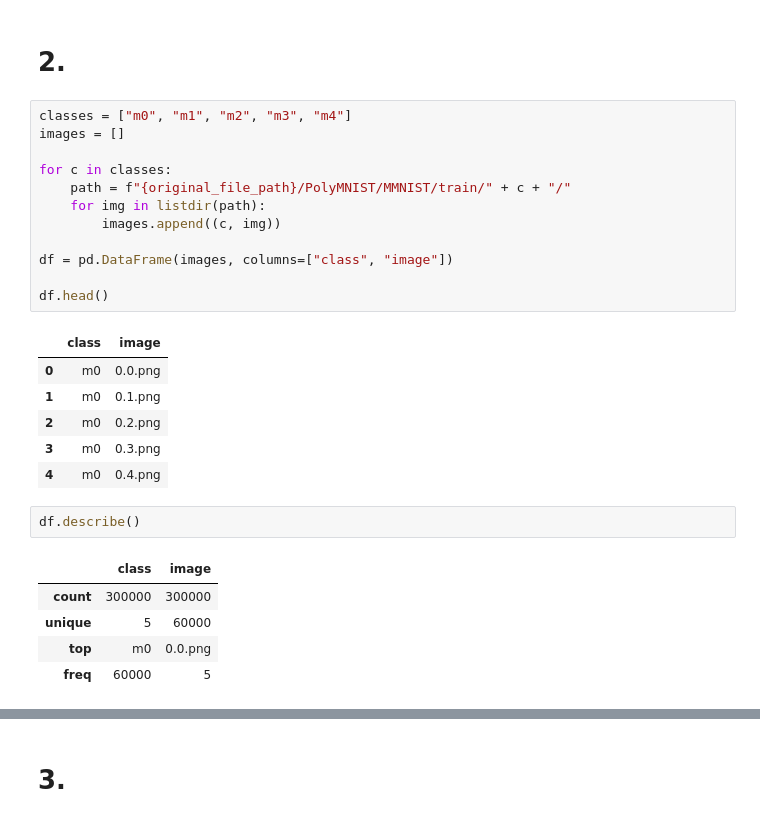
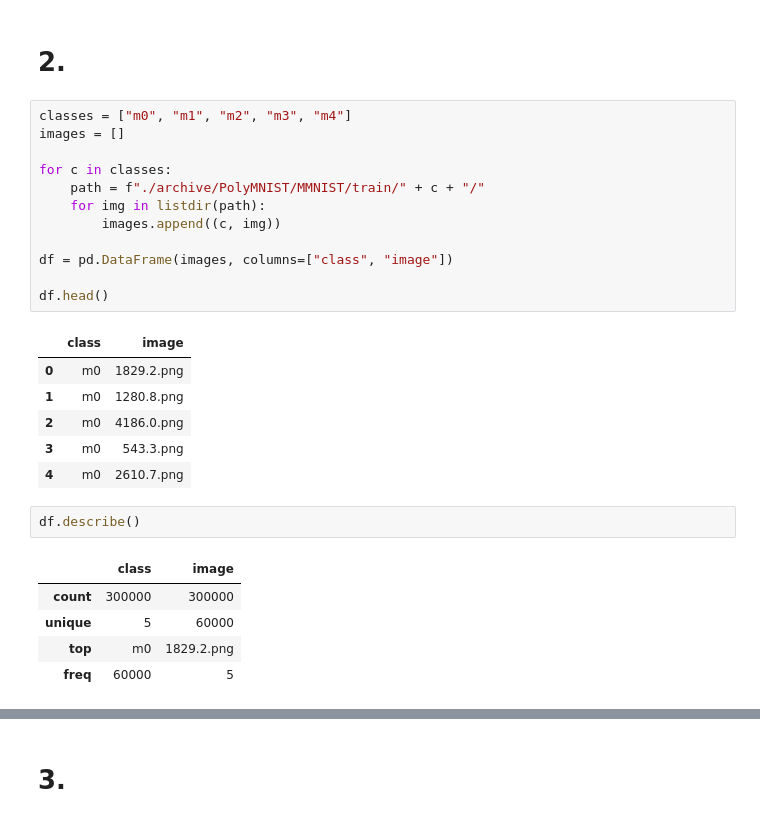
Before and after one commit to Gustixa/data_science, a Jupyter notebook: lab4/lab4.ipynb, the cells around one changed output, grey strips where cells are left out. Drawn from its saved outputs; the diff is of its cells as text.

```diff
--- a/lab4/lab4.ipynb
+++ b/lab4/lab4.ipynb
@@ -209,29 +124,29 @@ Prueba: (0,), (0,)
 # %%
 classes = ["m0", "m1", "m2", "m3", "m4"]
 images = []
 
 for c in classes:
-    path = f"{original_file_path}/PolyMNIST/MMNIST/train/" + c + "/"
+    path = f"./archive/PolyMNIST/MMNIST/train/" + c + "/"
     for img in listdir(path):
         images.append((c, img))
 
 df = pd.DataFrame(images, columns=["class", "image"])
 
 df.head()
 # %% [output]
 |  | class | image |
-| 0 | m0 | 0.0.png |
-| 1 | m0 | 0.1.png |
-| 2 | m0 | 0.2.png |
-| 3 | m0 | 0.3.png |
-| 4 | m0 | 0.4.png |
+| 0 | m0 | 1829.2.png |
+| 1 | m0 | 1280.8.png |
+| 2 | m0 | 4186.0.png |
+| 3 | m0 | 543.3.png |
+| 4 | m0 | 2610.7.png |
 # %%
 df.describe()
 # %% [output]
 |  | class | image |
 | count | 300000 | 300000 |
 | unique | 5 | 60000 |
-| top | m0 | 0.0.png |
+| top | m0 | 1829.2.png |
 | freq | 60000 | 5 |
 # %%
 df["image"]    = df["class"] + "/" + df["image"]
```
Also changed, not shown: parts of 16 cells of this notebook, 2 other files.
